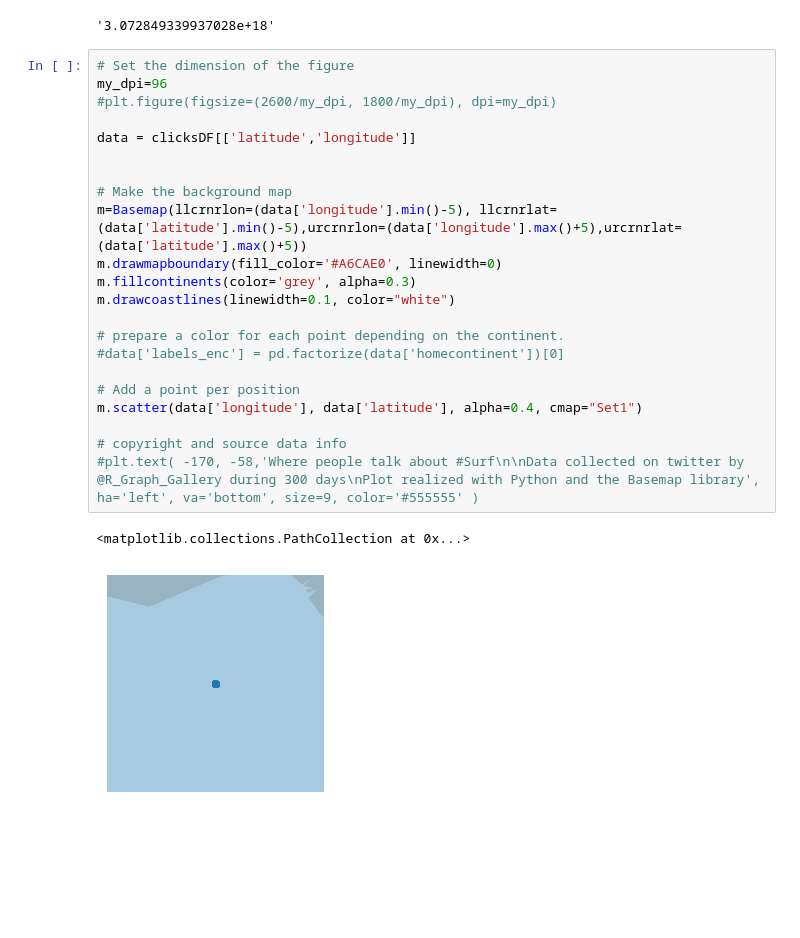
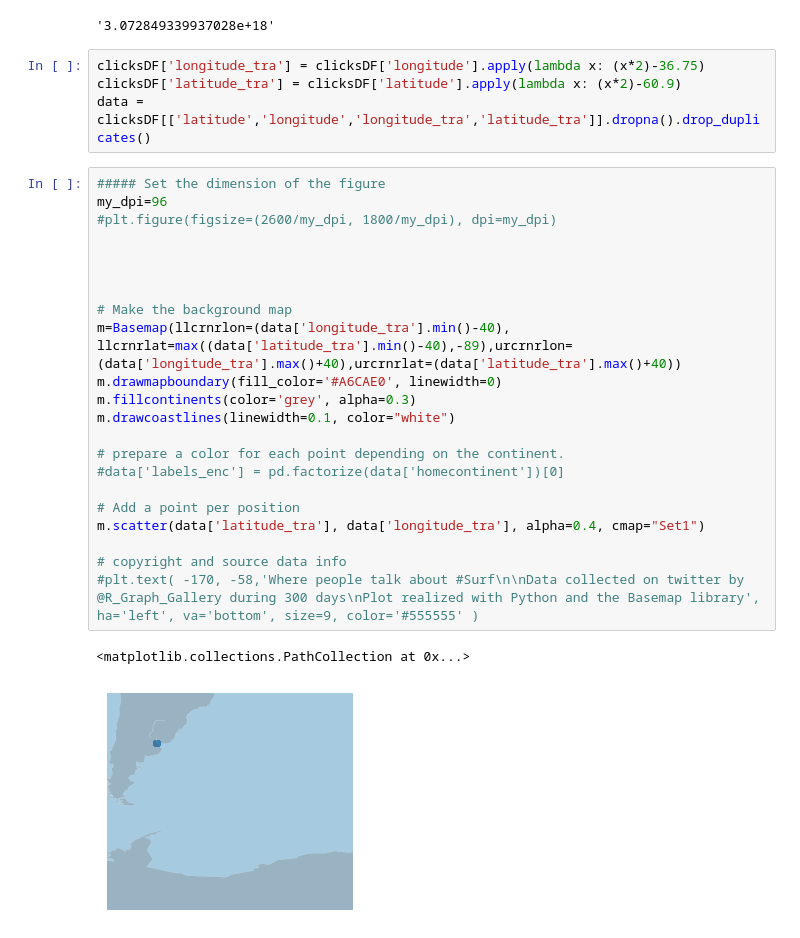
Before and after one commit to bebetosaba/7506-datos-1C2019, a Jupyter notebook: TP1/analisis.ipynb, the cells around one changed output. Saved outputs shown, nothing was run; the diff lists cells and outputs as text; blank space fills up the shorter version.

```diff
--- a/TP1/analisis.ipynb
+++ b/TP1/analisis.ipynb
@@ -202,28 +267,32 @@ sns.pairplot(clicksDF.loc[(clicksDF['specs_brand']=='392184377613098015') & (cli
 clicksDF[["touchX","touchY_log",'specs_brand','os_major']].dropna()['os_major'].value_counts().index[0]
 # %% [output]
 '3.072849339937028e+18'
+# %%
+clicksDF['longitude_tra'] = clicksDF['longitude'].apply(lambda x: (x*2)-36.75)
+clicksDF['latitude_tra'] = clicksDF['latitude'].apply(lambda x: (x*2)-60.9)
+data = clicksDF[['latitude','longitude','longitude_tra','latitude_tra']].dropna().drop_duplicates()
 # %%
-# Set the dimension of the figure
+##### Set the dimension of the figure
 my_dpi=96
 #plt.figure(figsize=(2600/my_dpi, 1800/my_dpi), dpi=my_dpi)
 
-data = clicksDF[['latitude','longitude']]
+
 
 
 # Make the background map
-m=Basemap(llcrnrlon=(data['longitude'].min()-5), llcrnrlat=(data['latitude'].min()-5),urcrnrlon=(data['longitude'].max()+5),urcrnrlat=(data['latitude'].max()+5))
+m=Basemap(llcrnrlon=(data['longitude_tra'].min()-40), llcrnrlat=max((data['latitude_tra'].min()-40),-89),urcrnrlon=(data['longitude_tra'].max()+40),urcrnrlat=(data['latitude_tra'].max()+40))
 m.drawmapboundary(fill_color='#A6CAE0', linewidth=0)
 m.fillcontinents(color='grey', alpha=0.3)
 m.drawcoastlines(linewidth=0.1, color="white")
 
 # prepare a color for each point depending on the continent.
 #data['labels_enc'] = pd.factorize(data['homecontinent'])[0]
 
 # Add a point per position
-m.scatter(data['longitude'], data['latitude'], alpha=0.4, cmap="Set1")
+m.scatter(data['latitude_tra'], data['longitude_tra'], alpha=0.4, cmap="Set1")
 
 # copyright and source data info
 #plt.text( -170, -58,'Where people talk about #Surf\n\nData collected on twitter by @R_Graph_Gallery during 300 days\nPlot realized with Python and the Basemap library', ha='left', va='bottom', size=9, color='#555555' )
 # %% [output]
 <matplotlib.collections.PathCollection at 0x...>
-[figure, old version]
+[figure, new version]
```
Also changed, not shown: parts of 18 cells of this notebook, 1 other file.
